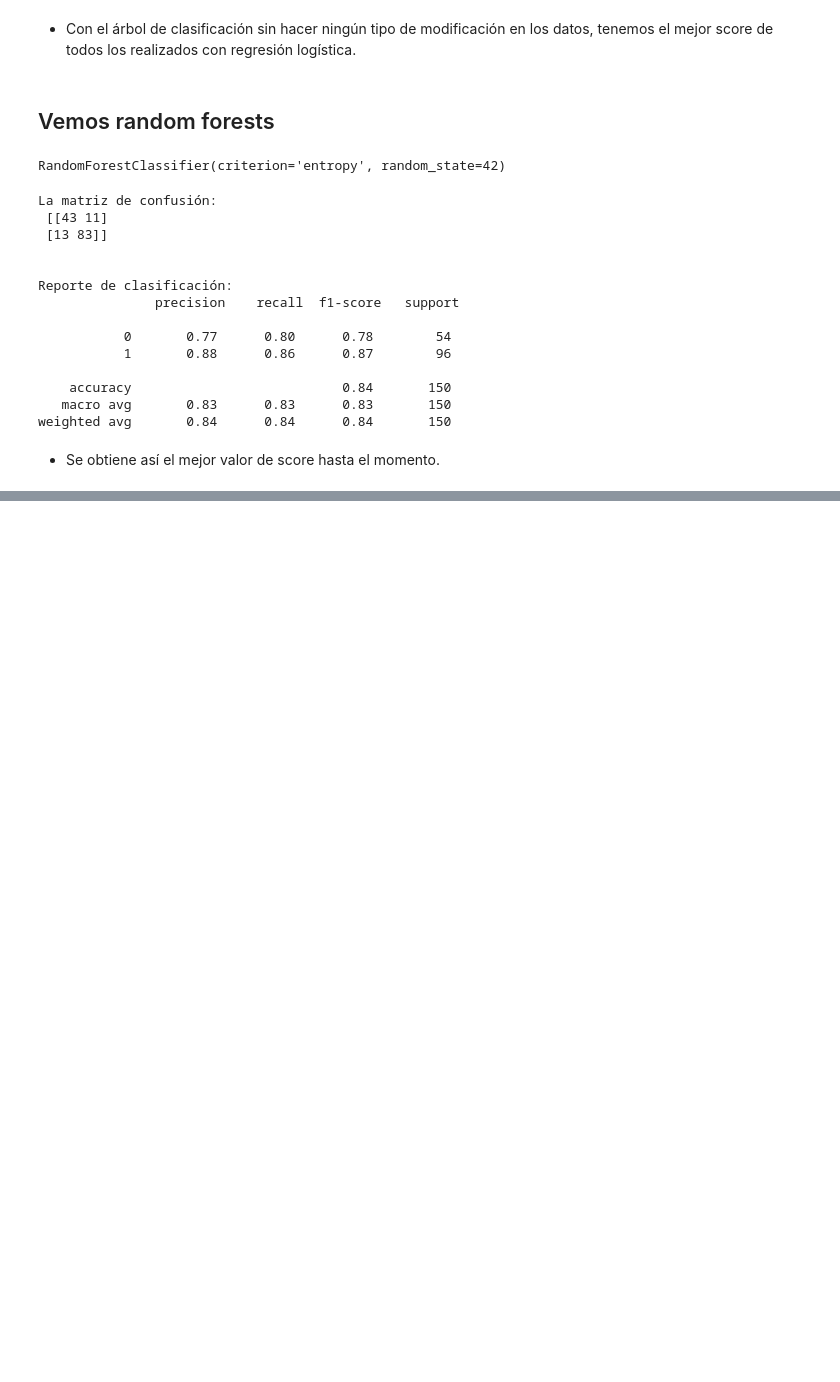
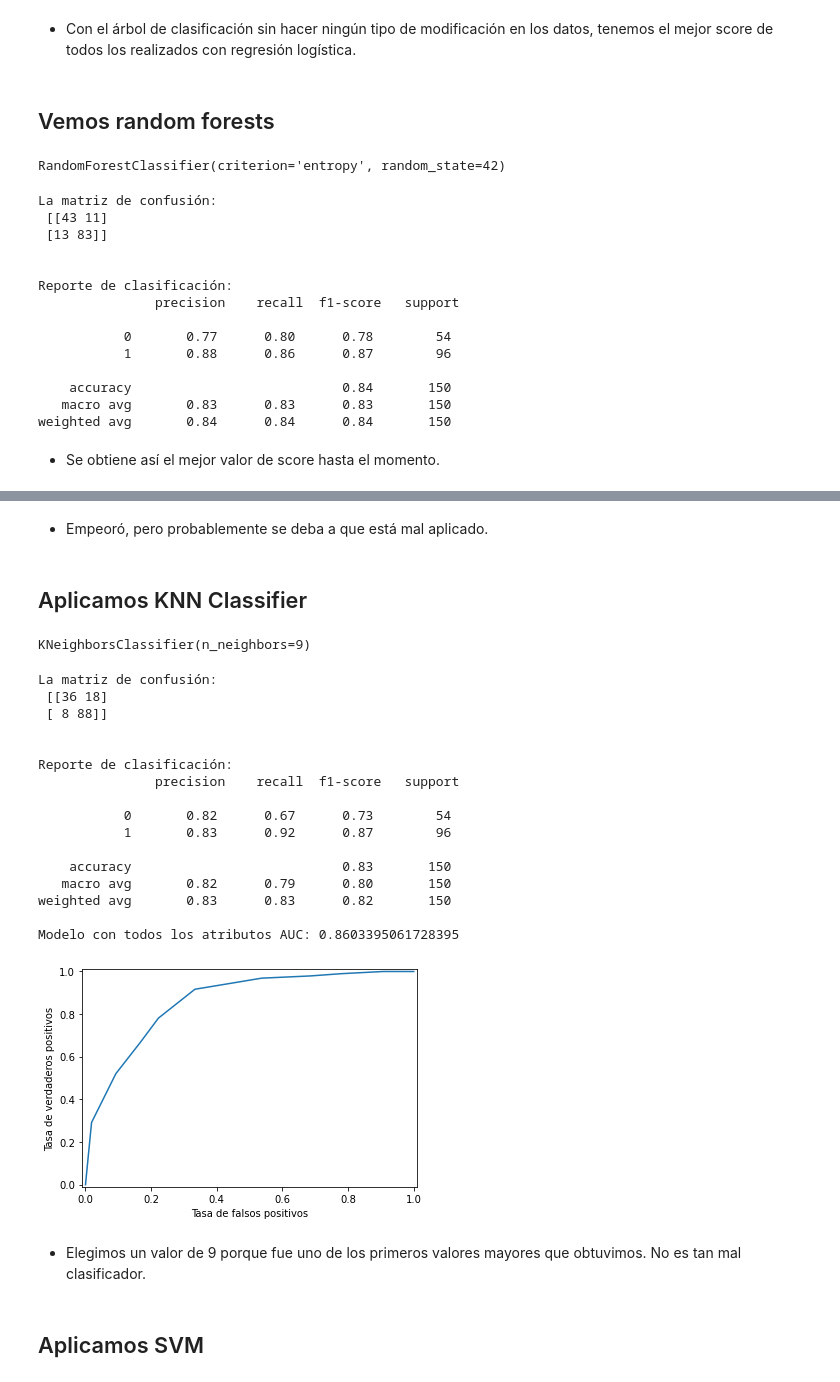
Before and after one commit to manoloacademia/CEIA_Analisis_de_datos, a Jupyter notebook: practica_final/analysis_spotify (1).ipynb, the cells around one changed output, grey strips where cells are left out. Saved outputs shown, nothing was run; the diff lists cells and outputs as text; code cells hidden in the pictures; blank space fills up the shorter version.

Commit message:
Add files via upload
Se agregan clasificadores y AUC

```diff
--- a/practica_final/analysis_spotify (1).ipynb
+++ b/practica_final/analysis_spotify (1).ipynb
@@ -964,0 +1070,60 @@ weighted avg       0.84      0.84      0.84       150
+# %% [markdown]
+- Empeoró, pero probablemente se deba a que está mal aplicado.
+# %% [markdown]
+## Aplicamos KNN Classifier
+# %%
+# Usamos los datos escalados para usar este tipo de clasificador
+classifier_knn_total = KNeighborsClassifier(n_neighbors=9, metric="minkowski", p=2)
+classifier_knn_total.fit(X_train_raw_scaled, y_train)
+# %% [output]
+KNeighborsClassifier(n_neighbors=9)
+# %%
+# Predecimos los valores
+y_hat_KNN = classifier_knn_total.predict(X_test_raw_scaled)
+
+# Calculamos la matriz de confusión
+cm = confusion_matrix(y_test, y_hat_KNN)
+print("La matriz de confusión: \n", cm)
+print("\n")
+
+# Calculamos el reporte de clasificación
+cr = classification_report(y_test, y_hat_KNN)
+print("Reporte de clasificación: \n", cr)
+
+# Calculamos la probabilidad del modelo
+prob_total_KNN = classifier_knn_total.predict_proba(X_test_raw_scaled)[:, -1] # para llevarlo a 1-d
+
+# Realizamos la curva roc
+fpr_total, tpr_total, _ = roc_curve(y_true=y_test, y_score=prob_total_KNN)
+
+# Ploteamos la curva
+plt.plot(fpr_total, tpr_total, label="Modelo todos los atributos")
+plt.xlim([-0.01, 1.01])
+plt.ylim([-0.01, 1.01])
+plt.xlabel("Tasa de falsos positivos")
+plt.ylabel("Tasa de verdaderos positivos")
+
+# Calculamos el auc
+print(f"Modelo con todos los atributos AUC: {auc(fpr_total, tpr_total)}")
+# %% [output]
+La matriz de confusión:
+ [[36 18]
+ [ 8 88]]
+
+
+Reporte de clasificación:
+               precision    recall  f1-score   support
+
+           0       0.82      0.67      0.73        54
+           1       0.83      0.92      0.87        96
+
+    accuracy                           0.83       150
+   macro avg       0.82      0.79      0.80       150
+weighted avg       0.83      0.83      0.82       150
+
+Modelo con todos los atributos AUC: 0.8603395061728395
+[figure, added]
+# %% [markdown]
+- Elegimos un valor de 9 porque fue uno de los primeros valores mayores que obtuvimos. No es tan mal clasificador.
+# %% [markdown]
+## Aplicamos SVM
```
Also changed, not shown: parts of 9 cells of this notebook.
